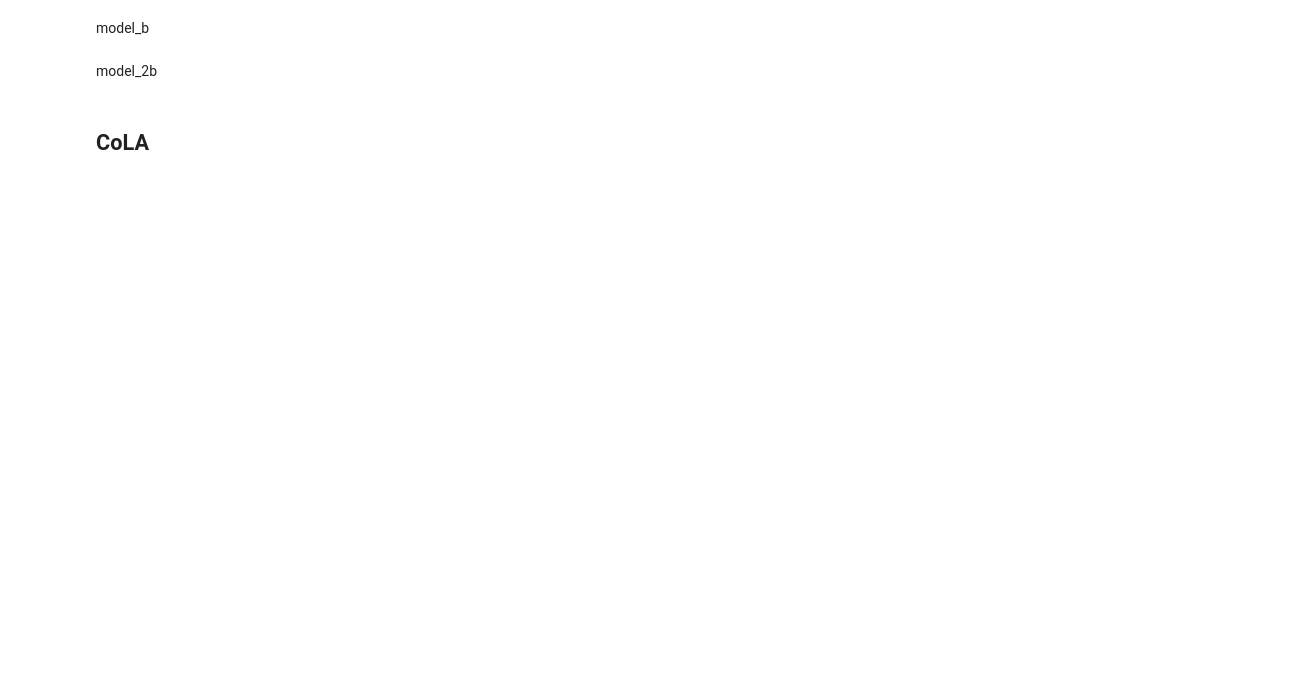
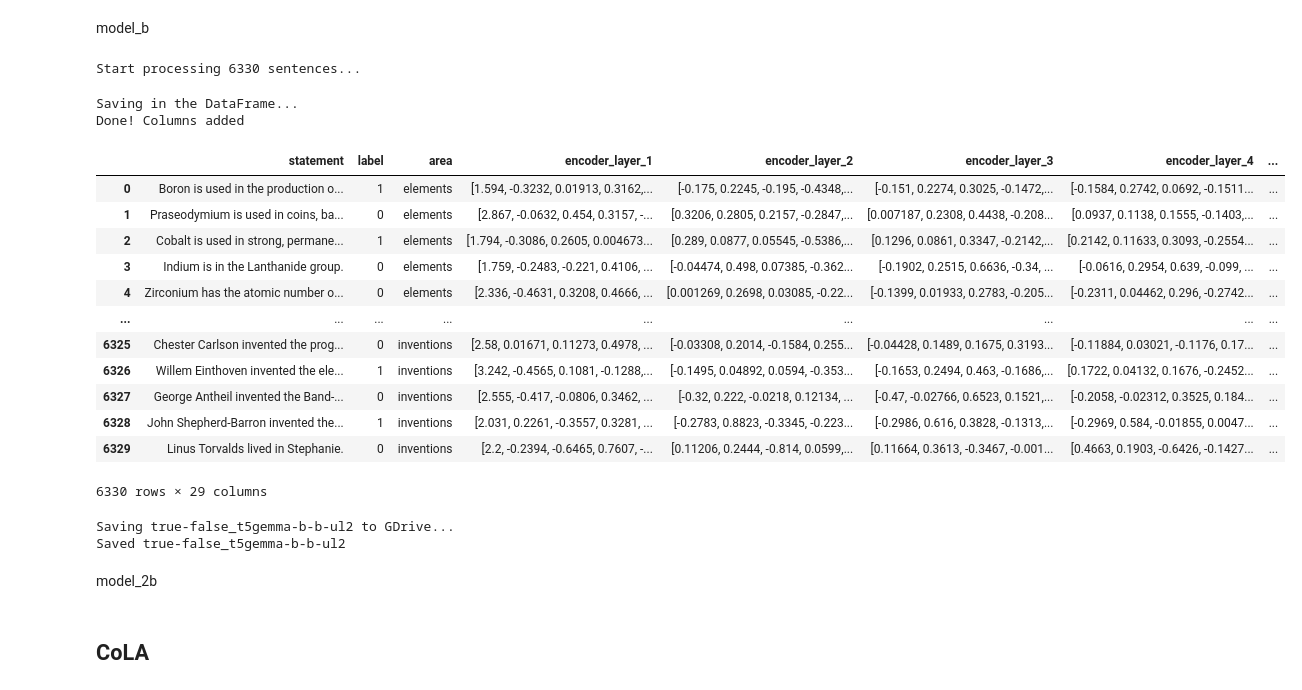
Before and after one commit to rrossierba/digital-transformation-computer-security, a Jupyter notebook: probe_t5.ipynb, the cells around one changed output. Cells and saved outputs as stored; diff of their text form; code cells hidden in the pictures; blank space fills up the shorter version.

```diff
--- a/probe_t5.ipynb
+++ b/probe_t5.ipynb
@@ -52,32 +52,6 @@ model_2b = AutoModelForSeq2SeqLM.from_pretrained(
 We use mean pooling to obtain vector representations of sentences because SentenceBERT has shown that it works better than the CLS token. In our case, there is no CLS token, so this was not even an option. SentenceT5 has confirmed that mean pooling is the strategy that yields the best results for T5-based models when it is necessary to extract the sentence representation.
 
 So we use this strategy.
-# %%
-# non batched
-model_b.eval()
-
-text = 'tell me something about the human brain'
-
-inputs = tokenizer_b(text, return_tensors="pt").to(model_b.device)
-
-start_token_id = tokenizer_b.bos_token_id
-decoder_input_ids = torch.tensor([[start_token_id]], device=model_b.device)
-
-with torch.no_grad():
-    outputs = model_b(
-        **inputs,
-        decoder_input_ids=decoder_input_ids,
-        output_hidden_states=True,
-    )
-
-encoder_hidden_states = torch.stack([e.cpu().squeeze(0) for e in outputs.encoder_hidden_states])
-decoder_hidden_states = torch.stack([o.cpu().view(-1) for o in outputs.decoder_hidden_states])
-
-#print(encoder_hidden_states.shape)
-#print(decoder_hidden_states.shape)
-
-print(len(outputs.encoder_hidden_states), len(outputs.decoder_hidden_states))
-print(outputs.encoder_hidden_states[0].shape, outputs.decoder_hidden_states[0].shape)
 # %%
 # batched function
 def extract_activations_df(base_df, model, tokenizer, text_column, BATCH_SIZE=1):
@@ -118,12 +92,12 @@ def extract_activations_df(base_df, model, tokenizer, text_column, BATCH_SIZE=1)
       batch_encoder_states = torch.stack([
           masked_mean_pooling(e.cpu(), attention_mask)
           for e in outputs.encoder_hidden_states
-      ], dim=1).cpu().to(torch.float32).numpy()
+      ], dim=1).cpu().to(torch.float16).numpy()
 
       # decoder extraction: final shape[Batch, Num_Layers, Hidden_Dim]
       batch_decoder_states = torch.stack([
           o.cpu().squeeze(1) for o in outputs.decoder_hidden_states
-      ], dim=1).cpu().to(torch.float32).numpy()
+      ], dim=1).cpu().to(torch.float16).numpy()
 
       num_enc_layers = batch_encoder_states.shape[1]
       num_dec_layers = batch_decoder_states.shape[1]
@@ -183,6 +183,23 @@ model_b
 # %%
 BATCH_SIZE = 128
 text_column = 'statement'
 
 activation_tf_df = extract_activations_df(tf_df, model_b, tokenizer_b, text_column, BATCH_SIZE)
-save_activations_df(activation_tf_df, 'true-false', model_id_b)
+activation_tf_df
+# %% [output]
+Start processing 6330 sentences...
+Saving in the DataFrame...
+Done! Columns added
+|  | statement | label | area | encoder_layer_1 | encoder_layer_2 | encoder_layer_3 | encoder_layer_4 | ... |
+| 0 | Boron is used in the production o... | 1 | elements | [1.594, -0.3232, 0.01913, 0.3162,... | [-0.175, 0.2245, -0.195, -0.4348,... | [-0.151, 0.2274, 0.3025, -0.1472,... | [-0.1584, 0.2742, 0.0692, -0.1511... | ... |
+| 1 | Praseodymium is used in coins, ba... | 0 | elements | [2.867, -0.0632, 0.454, 0.3157, -... | [0.3206, 0.2805, 0.2157, -0.2847,... | [0.007187, 0.2308, 0.4438, -0.208... | [0.0937, 0.1138, 0.1555, -0.1403,... | ... |
+| 2 | Cobalt is used in strong, permane... | 1 | elements | [1.794, -0.3086, 0.2605, 0.004673... | [0.289, 0.0877, 0.05545, -0.5386,... | [0.1296, 0.0861, 0.3347, -0.2142,... | [0.2142, 0.11633, 0.3093, -0.2554... | ... |
+| 3 | Indium is in the Lanthanide group. | 0 | elements | [1.759, -0.2483, -0.221, 0.4106, ... | [-0.04474, 0.498, 0.07385, -0.362... | [-0.1902, 0.2515, 0.6636, -0.34, ... | [-0.0616, 0.2954, 0.639, -0.099, ... | ... |
+| 4 | Zirconium has the atomic number o... | 0 | elements | [2.336, -0.4631, 0.3208, 0.4666, ... | [0.001269, 0.2698, 0.03085, -0.22... | [-0.1399, 0.01933, 0.2783, -0.205... | [-0.2311, 0.04462, 0.296, -0.2742... | ... |
+| ... | ... | ... | ... | ... | ... | ... | ... | ... |
+| 6325 | Chester Carlson invented the prog... | 0 | inventions | [2.58, 0.01671, 0.11273, 0.4978, ... | [-0.03308, 0.2014, -0.1584, 0.255... | [-0.04428, 0.1489, 0.1675, 0.3193... | [-0.11884, 0.03021, -0.1176, 0.17... | ... |
+| 6326 | Willem Einthoven invented the ele... | 1 | inventions | [3.242, -0.4565, 0.1081, -0.1288,... | [-0.1495, 0.04892, 0.0594, -0.353... | [-0.1653, 0.2494, 0.463, -0.1686,... | [0.1722, 0.04132, 0.1676, -0.2452... | ... |
+| 6327 | George Antheil invented the Band-... | 0 | inventions | [2.555, -0.417, -0.0806, 0.3462, ... | [-0.32, 0.222, -0.0218, 0.12134, ... | [-0.47, -0.02766, 0.6523, 0.1521,... | [-0.2058, -0.02312, 0.3525, 0.184... | ... |
+| 6328 | John Shepherd-Barron invented the... | 1 | inventions | [2.031, 0.2261, -0.3557, 0.3281, ... | [-0.2783, 0.8823, -0.3345, -0.223... | [-0.2986, 0.616, 0.3828, -0.1313,... | [-0.2969, 0.584, -0.01855, 0.0047... | ... |
+| 6329 | Linus Torvalds lived in Stephanie. | 0 | inventions | [2.2, -0.2394, -0.6465, 0.7607, -... | [0.11206, 0.2444, -0.814, 0.0599,... | [0.11664, 0.3613, -0.3467, -0.001... | [0.4663, 0.1903, -0.6426, -0.1427... | ... |
+6330 rows × 29 columns
@@ -191,3 +206,8 @@ save_activations_df
+# %%
+save_activations_df(activation_tf_df, 'true-false', model_id_b)
+# %% [output]
+Saving true-false_t5gemma-b-b-ul2 to GDrive...
+Saved true-false_t5gemma-b-b-ul2
 # %% [markdown]
 model_2b
 # %%
```
Also changed, not shown: parts of 63 cells of this notebook.
